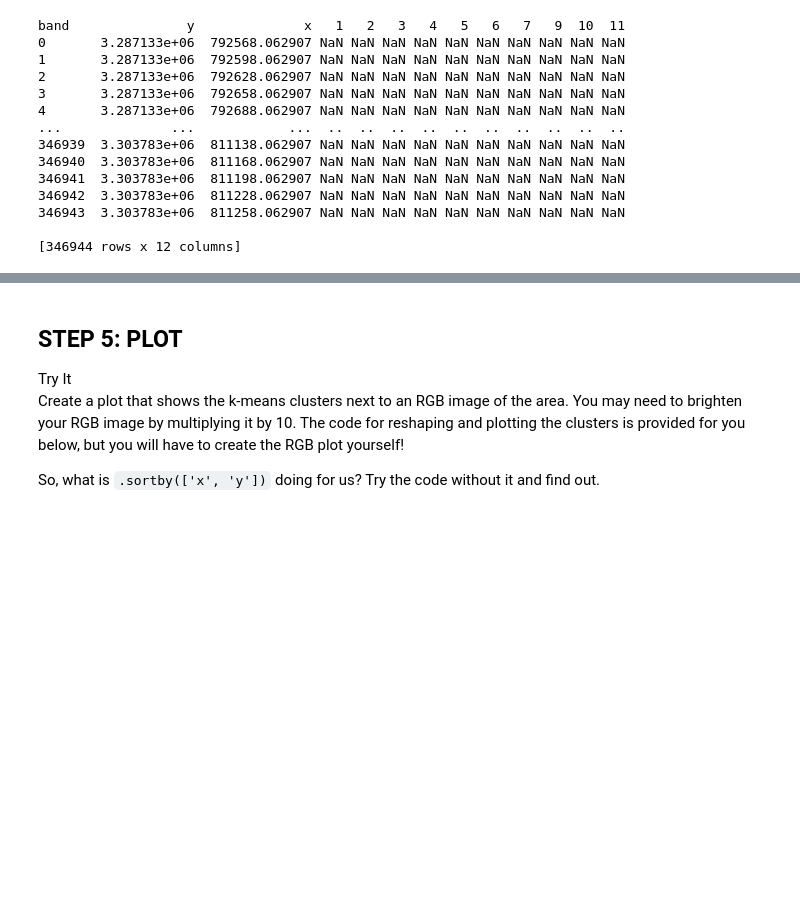
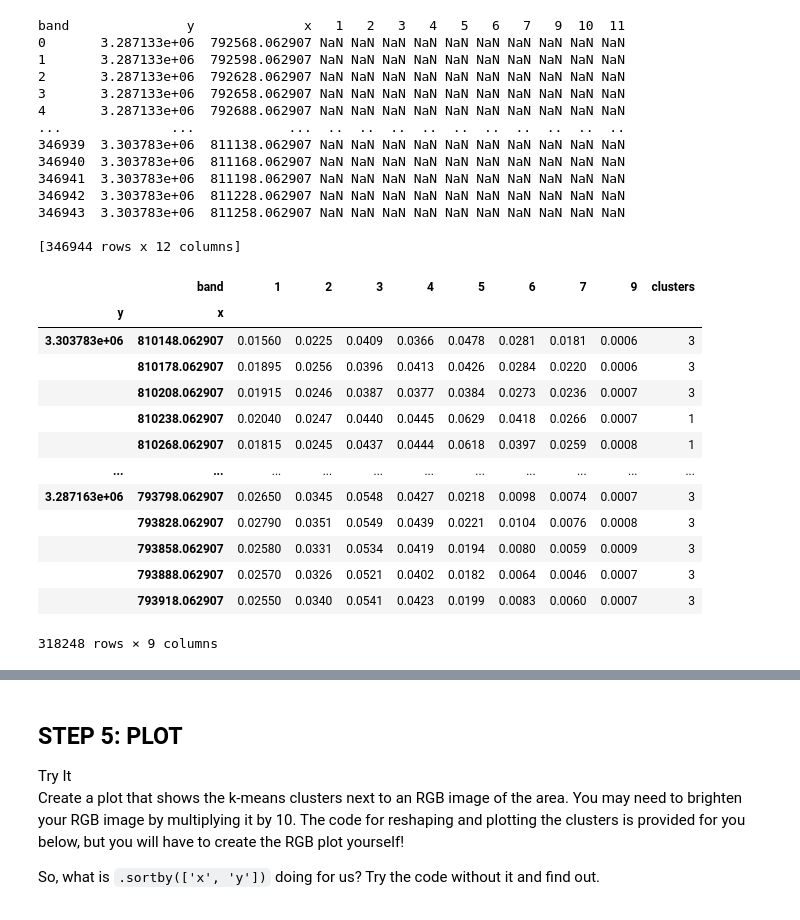
Before and after one commit to earthlab-education/clustering-ZimmZone, a Jupyter notebook: clustering.ipynb, the cells around one changed output, grey strips where cells are left out. Drawn from its saved outputs; the diff is of its cells as text; code cells hidden in the pictures; blank space fills up the shorter version.

```diff
--- a/clustering.ipynb
+++ b/clustering.ipynb
@@ -673,19 +673,37 @@ band               y              x   1   2   3   4   5   6   7   9  10  11
 
 [346944 rows x 12 columns]
 # %%
+reflectance_df = reflectance_da.to_dataframe().reflectance.unstack('band')
+
 # Drop columns 10-11 and drop Nan
+
 reflectance_df = reflectance_df.drop(columns=[10, 11], axis=1)
 
 # Drop rows with NaN values
 reflectance_df = reflectance_df.dropna()
 
-# Step 3: Select reflectance bands as features (assuming all are numeric)
 # Running the fit and predict functions at the same time for a k means model.
-
-
-# We can do this since we don't have target data.
+# We can do this since we don't have test data.
+prediction = KMeans(n_clusters=6).fit_predict(reflectance_df.values)
 
 # Add the predicted values back to the model DataFrame
+reflectance_df['clusters'] = prediction
+reflectance_df
+# %% [output]
+|  | band | 1 | 2 | 3 | 4 | 5 | 6 | 7 | 9 | clusters |
+| y | x |  |  |  |  |  |  |  |  |  |
+| 3.303783e+06 | 810148.062907 | 0.01560 | 0.0225 | 0.0409 | 0.0366 | 0.0478 | 0.0281 | 0.0181 | 0.0006 | 3 |
+|  | 810178.062907 | 0.01895 | 0.0256 | 0.0396 | 0.0413 | 0.0426 | 0.0284 | 0.0220 | 0.0006 | 3 |
+|  | 810208.062907 | 0.01915 | 0.0246 | 0.0387 | 0.0377 | 0.0384 | 0.0273 | 0.0236 | 0.0007 | 3 |
+|  | 810238.062907 | 0.02040 | 0.0247 | 0.0440 | 0.0445 | 0.0629 | 0.0418 | 0.0266 | 0.0007 | 1 |
+|  | 810268.062907 | 0.01815 | 0.0245 | 0.0437 | 0.0444 | 0.0618 | 0.0397 | 0.0259 | 0.0008 | 1 |
+| ... | ... | ... | ... | ... | ... | ... | ... | ... | ... | ... |
+| 3.287163e+06 | 793798.062907 | 0.02650 | 0.0345 | 0.0548 | 0.0427 | 0.0218 | 0.0098 | 0.0074 | 0.0007 | 3 |
+|  | 793828.062907 | 0.02790 | 0.0351 | 0.0549 | 0.0439 | 0.0221 | 0.0104 | 0.0076 | 0.0008 | 3 |
+|  | 793858.062907 | 0.02580 | 0.0331 | 0.0534 | 0.0419 | 0.0194 | 0.0080 | 0.0059 | 0.0009 | 3 |
+|  | 793888.062907 | 0.02570 | 0.0326 | 0.0521 | 0.0402 | 0.0182 | 0.0064 | 0.0046 | 0.0007 | 3 |
+|  | 793918.062907 | 0.02550 | 0.0340 | 0.0541 | 0.0423 | 0.0199 | 0.0083 | 0.0060 | 0.0007 | 3 |
+318248 rows × 9 columns
 # %%
 reflectance_df
 # %% [output]
```
Also changed, not shown: parts of 4 cells of this notebook.
